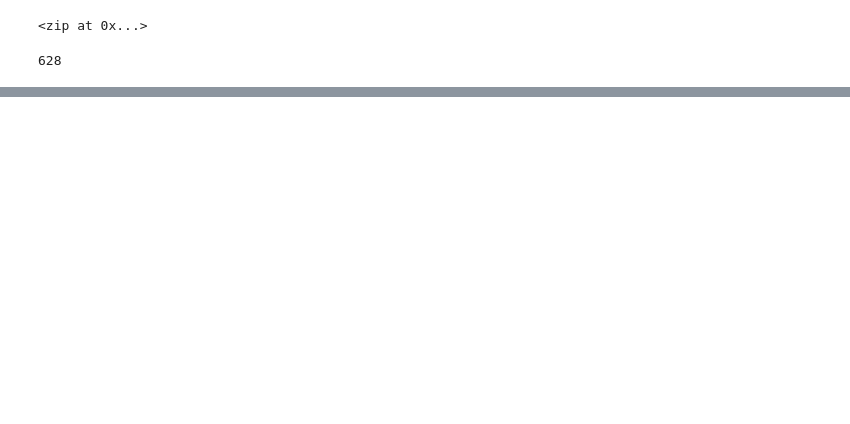
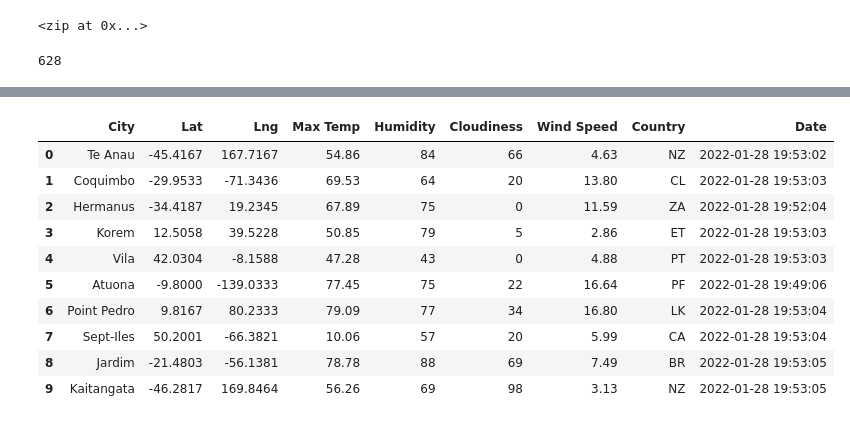
Before and after one commit to Kelcon86/Weather_Analysis, a Jupyter notebook: WeatherPy.ipynb, the cells around one changed output, grey strips where cells are left out. Cells and saved outputs as stored; diff of their text form; code cells hidden in the pictures; blank space fills up the shorter version.

```diff
--- a/WeatherPy.ipynb
+++ b/WeatherPy.ipynb
@@ -33,0 +142,16 @@ len(cities)
+# %%
+# Convert the array of dictionaries to a Pandas DataFrame.
+city_data_df = pd.DataFrame(city_data)
+city_data_df.head(10)
+# %% [output]
+|  | City | Lat | Lng | Max Temp | Humidity | Cloudiness | Wind Speed | Country | Date |
+| 0 | Te Anau | -45.4167 | 167.7167 | 54.86 | 84 | 66 | 4.63 | NZ | 2022-01-28 19:53:02 |
+| 1 | Coquimbo | -29.9533 | -71.3436 | 69.53 | 64 | 20 | 13.80 | CL | 2022-01-28 19:53:03 |
+| 2 | Hermanus | -34.4187 | 19.2345 | 67.89 | 75 | 0 | 11.59 | ZA | 2022-01-28 19:52:04 |
+| 3 | Korem | 12.5058 | 39.5228 | 50.85 | 79 | 5 | 2.86 | ET | 2022-01-28 19:53:03 |
+| 4 | Vila | 42.0304 | -8.1588 | 47.28 | 43 | 0 | 4.88 | PT | 2022-01-28 19:53:03 |
+| 5 | Atuona | -9.8000 | -139.0333 | 77.45 | 75 | 22 | 16.64 | PF | 2022-01-28 19:49:06 |
+| 6 | Point Pedro | 9.8167 | 80.2333 | 79.09 | 77 | 34 | 16.80 | LK | 2022-01-28 19:53:04 |
+| 7 | Sept-Iles | 50.2001 | -66.3821 | 10.06 | 57 | 20 | 5.99 | CA | 2022-01-28 19:53:04 |
+| 8 | Jardim | -21.4803 | -56.1381 | 78.78 | 88 | 69 | 7.49 | BR | 2022-01-28 19:53:05 |
+| 9 | Kaitangata | -46.2817 | 169.8464 | 56.26 | 69 | 98 | 3.13 | NZ | 2022-01-28 19:53:05 |
```
Also changed, not shown: parts of 6 cells of this notebook, 4 other files.
